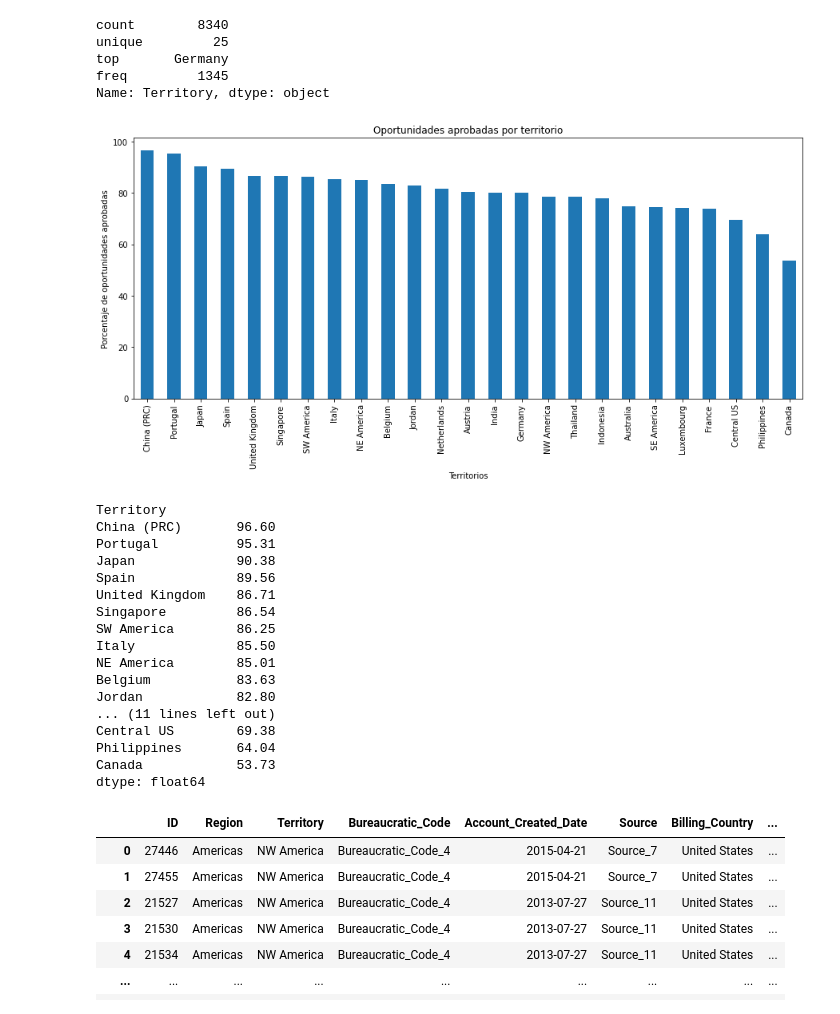
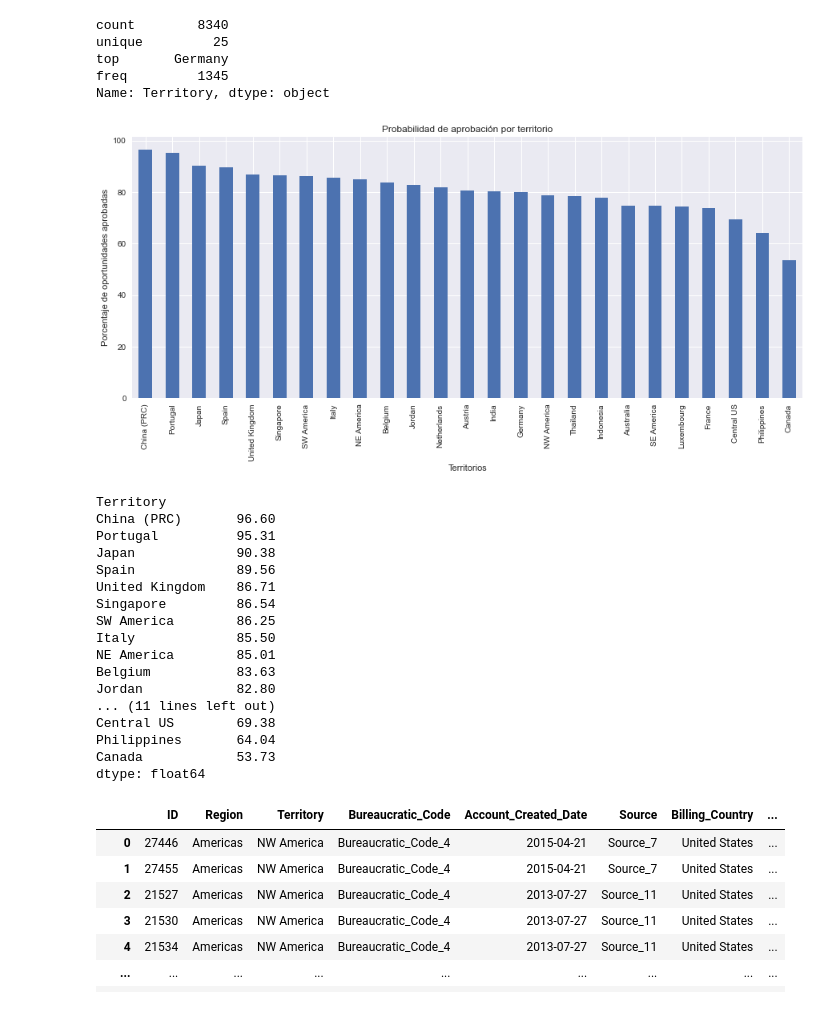
Before and after one commit to federicoburman/OrgaDatos, a Jupyter notebook: Tp1.ipynb, the cells around one changed output. Saved outputs shown, nothing was run; the diff lists cells and outputs as text; code cells hidden in the pictures.

```diff
--- a/Tp1.ipynb
+++ b/Tp1.ipynb
@@ -4,6 +4,7 @@ import numpy as np
 import seaborn as sns
 import matplotlib.pyplot as plt
 %matplotlib inline
+plt.style.use('seaborn')
 # %%
 # Observacion de los primeros datos de la base de datos
 
@@ -252,26 +243,26 @@ oportunidades_no_factibles_trtr = oportunidades_no_factibles_trtr.rename(columns
 # %%
 #Obtenemos el ratio de Aprobadas/No aprobadas para poder armar el nuevo gráfico de barras.
 
 oportunidades_posibles_por_territorio = oportunidades_factibles_trtr[['Oportunidades_Posibles']]
 oportunidades_posibles_por_territorio['Oportunidades_No_Posibles'] \
     = oportunidades_no_factibles_trtr['Oportunidades_No_Posibles']
 
 oportunidades_ratio = (oportunidades_posibles_por_territorio['Oportunidades_Posibles']*100/
         (oportunidades_posibles_por_territorio['Oportunidades_Posibles']+\
          oportunidades_posibles_por_territorio['Oportunidades_No_Posibles'])).round(2)
 
 oportunidades_ratio = oportunidades_ratio.sort_values(ascending=False)
 
 #Realizamos el gráfico de barras.
 
-oportunidades_ratio.plot(kind = 'bar', title = 'Oportunidades aprobadas por territorio', linewidth = 4, figsize = (15,6))
+oportunidades_ratio.plot(kind = 'bar', title = 'Probabilidad de aprobación por territorio', linewidth = 4, figsize = (15,6))
 ax = plt.gca()
 ax.set_ylabel('Porcentaje de oportunidades aprobadas')
 ax.set_xlabel('Territorios')
 plt.show()
 oportunidades_ratio
 # %% [output]
-[figure, old version]
+[figure, new version]
 Territory
 China (PRC)       96.60
 Portugal          95.31
```
Also changed, not shown: parts of 17 cells of this notebook.
